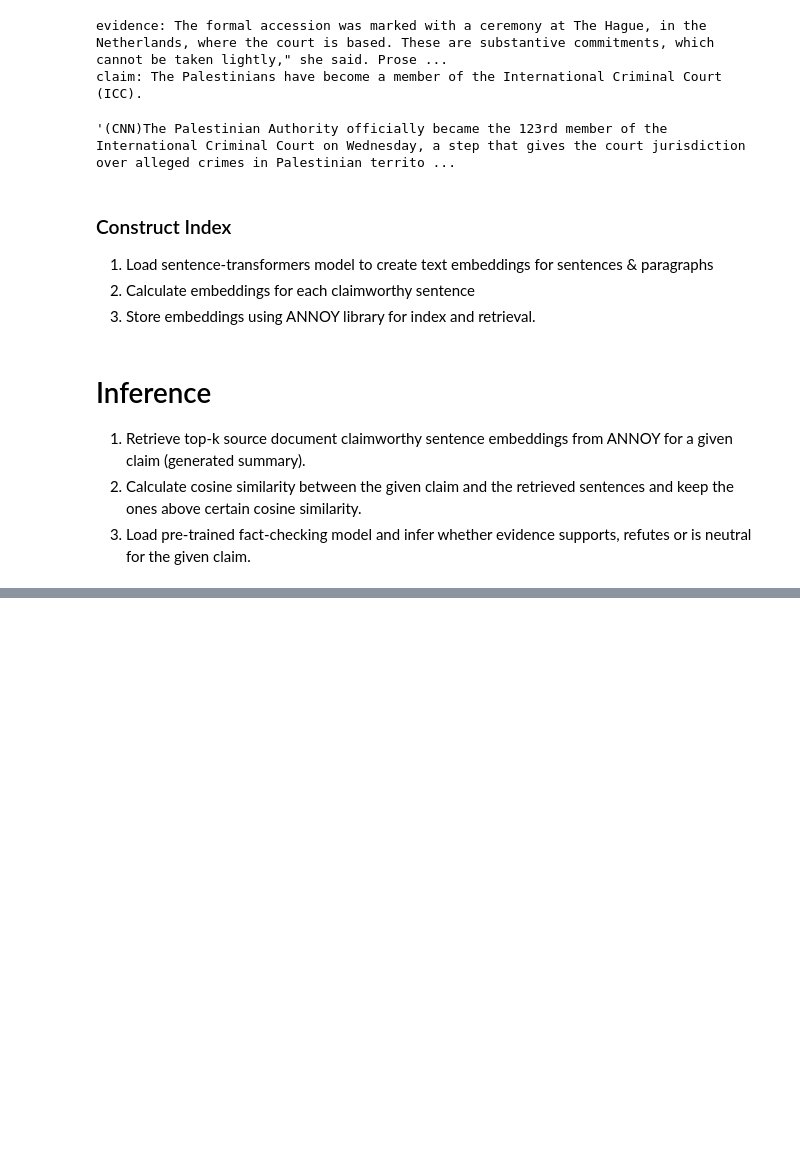
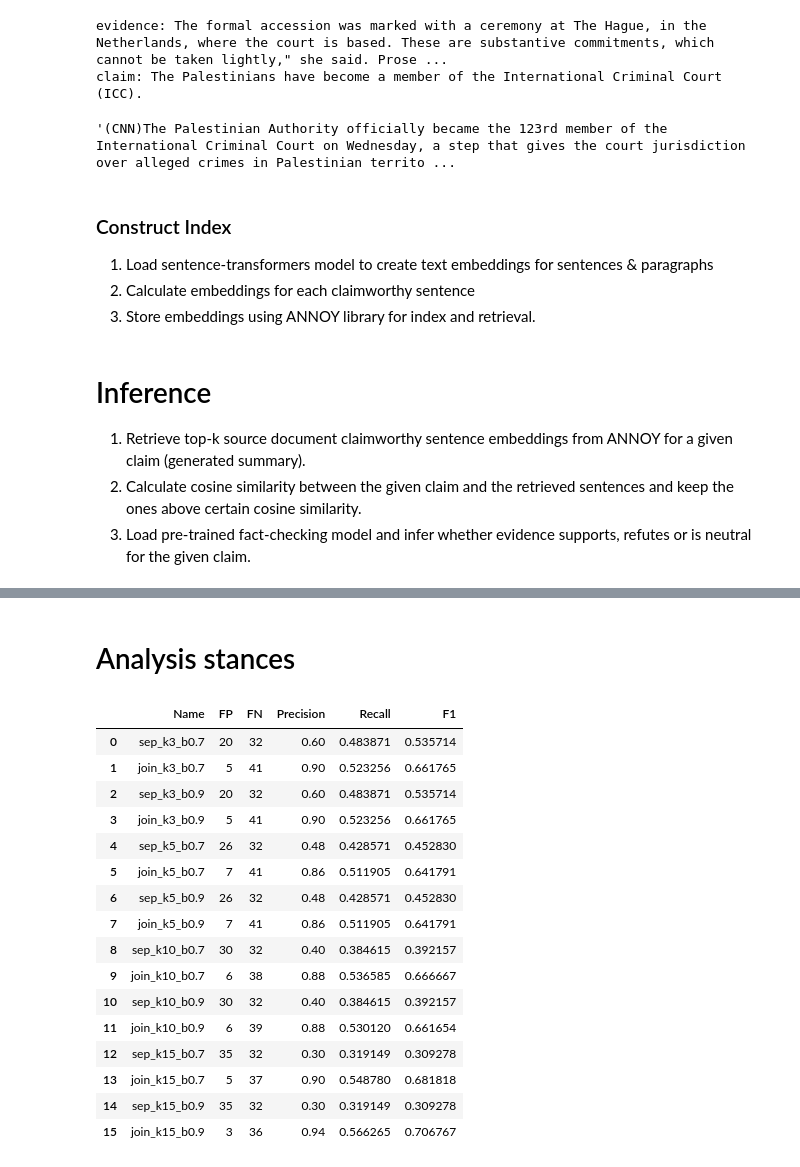
Before and after one commit to kevin-rn/Efficient-Fact-checking, a Jupyter notebook: fact_check.ipynb, the cells around one changed output, grey strips where cells are left out. Saved outputs shown, nothing was run; the diff lists cells and outputs as text; code cells hidden in the pictures; blank space fills up the shorter version.

Commit message:
analyse factcheck results

```diff
--- a/fact_check.ipynb
+++ b/fact_check.ipynb
@@ -314,0 +276,73 @@ array([["Driving around in their mother's consular BMW in Miami to shoot up home
+# %%
+k_vals = [3, 5, 10, 15]
+beta_vals = [0.7, 0.9, 1.0]
+isjoint = True
+
+for kv in tqdm(k_vals):
+  for bv in beta_vals:
+    sampled_df = pd.read_csv('data/sample_df.csv')
+    sampled_df['sentences'] = sampled_df['sentences'].apply(ast.literal_eval)
+
+    stances, times = multi_inference('halueval', sampled_df, 'right_summary', kv, bv, isjoint)
+    sampled_df['right_stance'] = stances
+    sampled_df['right_inference_time'] = times
+
+    stances, times = multi_inference('halueval', sampled_df, 'hallucinated_summary', kv, bv, isjoint)
+    sampled_df['hallucinated_stance'] = stances
+    sampled_df['hallucinated_inference_time'] = times
+
+    sampled_df.to_csv(f'results/halueval/sampled_k{kv}_b{bv}_joint_sent.csv', index=False)
+# %% [markdown]
+# Analysis stances
+# %%
+k_vals = [3, 5, 10, 15]
+beta_vals = [0.7, 0.9]
+
+df_stances = pd.DataFrame(columns=['Name', 'FP', 'FN', 'Precision', 'Recall', 'F1'])
+
+for kv in k_vals:
+    for bv in beta_vals:
+        df_temp = pd.read_csv(f'results/halueval/sampled_k{kv}_b{bv}_sep_sent.csv')
+        fp = df_temp['right_stance'].value_counts().get('refute', 0)
+        fn = df_temp['hallucinated_stance'].value_counts().get('support', 0)
+        tp = 50 - fp
+        tn = 50 - fn
+
+        precision = tp / (tp + fp) if (tp + fp) > 0 else 0
+        recall = tp / (tp + fn) if (tp + fn) > 0 else 0
+        f1_score = 2 * (precision * recall) / (precision + recall) if (precision + recall) > 0 else 0
+
+        df_stances = pd.concat([df_stances, pd.DataFrame({'Name': [f'sep_k{kv}_b{bv}'], 'FP': [fp], 'FN': [fn], 'Precision': [precision], 'Recall': [recall], 'F1': [f1_score]})], ignore_index=True)
+
+        df_temp = pd.read_csv(f'results/halueval/sampled_k{kv}_b{bv}_joint_sent.csv')
+        fp = df_temp['right_stance'].value_counts().get('refute', 0)
+        fn = df_temp['hallucinated_stance'].value_counts().get('support', 0)
+        tp = 50 - fp
+        tn = 50 - fn
+
+        precision = tp / (tp + fp) if (tp + fp) > 0 else 0
+        recall = tp / (tp + fn) if (tp + fn) > 0 else 0
+        f1_score = 2 * (precision * recall) / (precision + recall) if (precision + recall) > 0 else 0
+
+        df_stances = pd.concat([df_stances, pd.DataFrame({'Name': [f'join_k{kv}_b{bv}'], 'FP': [fp], 'FN': [fn], 'Precision': [precision], 'Recall': [recall], 'F1': [f1_score]})], ignore_index=True)
+
+df_stances.to_csv('results/halueval/stance_analysis.csv', index=False)
+df_stances
+# %% [output]
+|  | Name | FP | FN | Precision | Recall | F1 |
+| 0 | sep_k3_b0.7 | 20 | 32 | 0.60 | 0.483871 | 0.535714 |
+| 1 | join_k3_b0.7 | 5 | 41 | 0.90 | 0.523256 | 0.661765 |
+| 2 | sep_k3_b0.9 | 20 | 32 | 0.60 | 0.483871 | 0.535714 |
+| 3 | join_k3_b0.9 | 5 | 41 | 0.90 | 0.523256 | 0.661765 |
+| 4 | sep_k5_b0.7 | 26 | 32 | 0.48 | 0.428571 | 0.452830 |
+| 5 | join_k5_b0.7 | 7 | 41 | 0.86 | 0.511905 | 0.641791 |
+| 6 | sep_k5_b0.9 | 26 | 32 | 0.48 | 0.428571 | 0.452830 |
+| 7 | join_k5_b0.9 | 7 | 41 | 0.86 | 0.511905 | 0.641791 |
+| 8 | sep_k10_b0.7 | 30 | 32 | 0.40 | 0.384615 | 0.392157 |
+| 9 | join_k10_b0.7 | 6 | 38 | 0.88 | 0.536585 | 0.666667 |
+| 10 | sep_k10_b0.9 | 30 | 32 | 0.40 | 0.384615 | 0.392157 |
+| 11 | join_k10_b0.9 | 6 | 39 | 0.88 | 0.530120 | 0.661654 |
+| 12 | sep_k15_b0.7 | 35 | 32 | 0.30 | 0.319149 | 0.309278 |
+| 13 | join_k15_b0.7 | 5 | 37 | 0.90 | 0.548780 | 0.681818 |
+| 14 | sep_k15_b0.9 | 35 | 32 | 0.30 | 0.319149 | 0.309278 |
+| 15 | join_k15_b0.9 | 3 | 36 | 0.94 | 0.566265 | 0.706767 |
```
Also changed, not shown: parts of 7 cells of this notebook.
